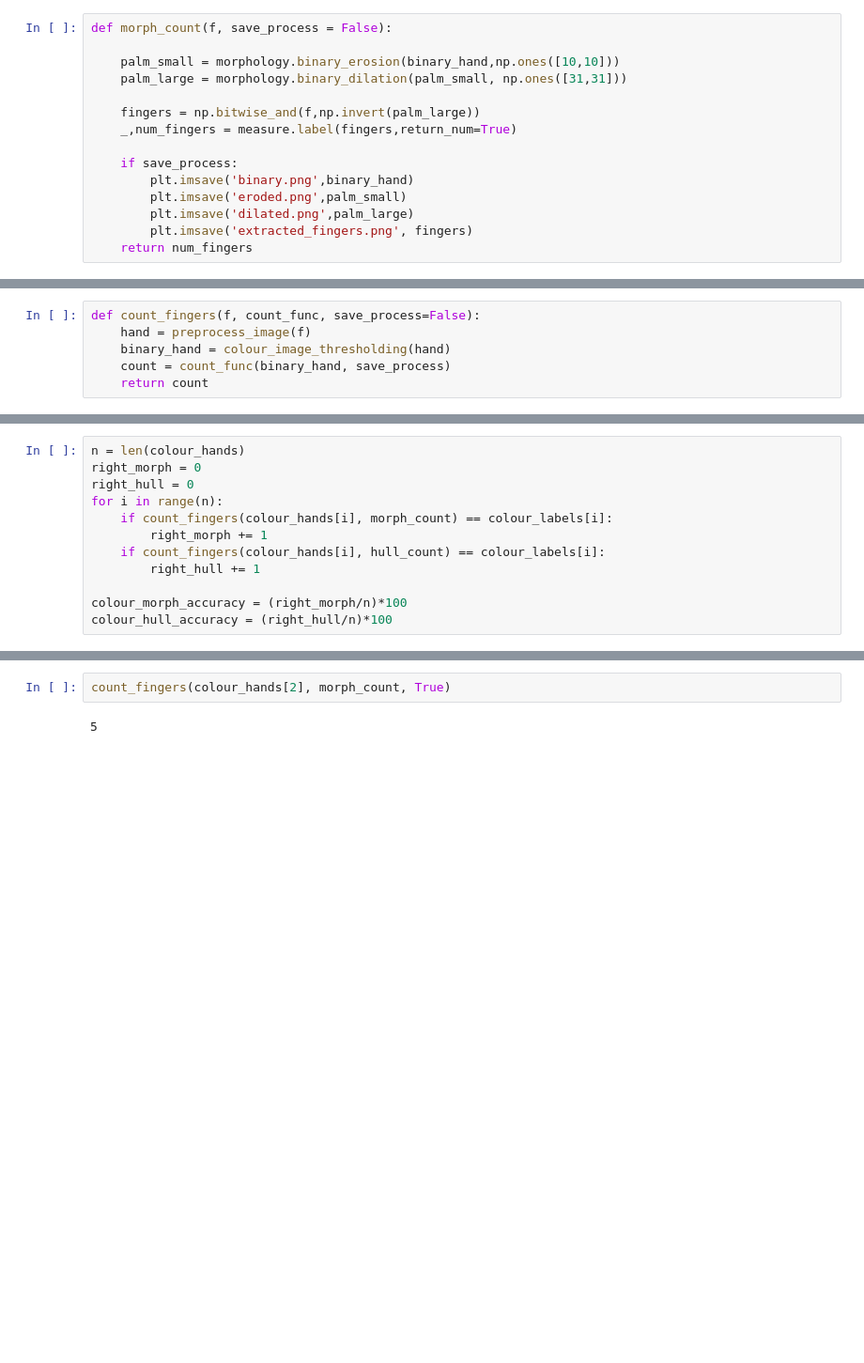
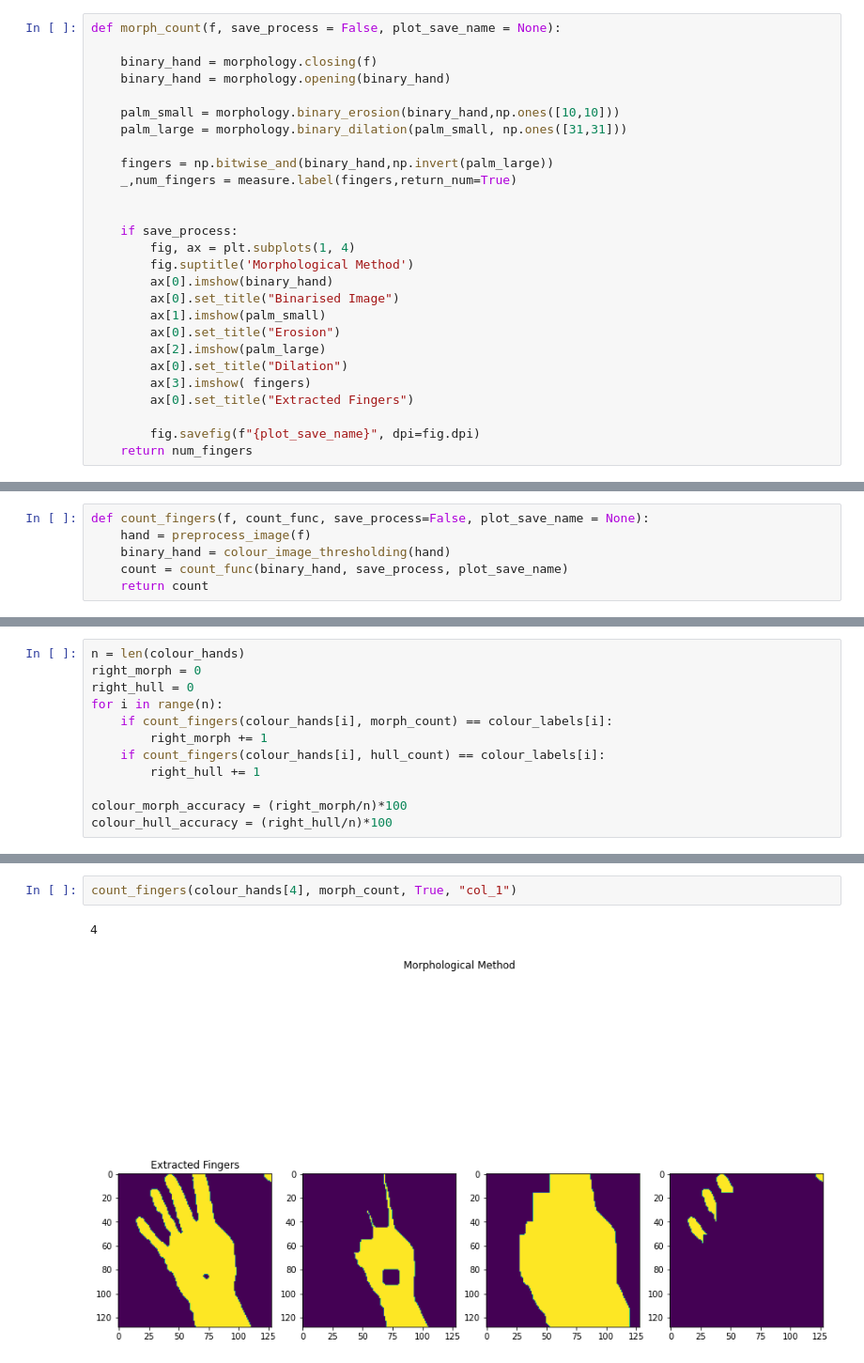
Before and after one commit to ThishenP/finger-counting, a Jupyter notebook: Untitled.ipynb, the cells around one changed output, grey strips where cells are left out. Shown: that part at 94% size. Cells and saved outputs as stored; diff of their text form; blank space fills up the shorter version.

```diff
--- a/Untitled.ipynb
+++ b/Untitled.ipynb
@@ -9,17 +11,29 @@ from skimage import measure
 #plt.gray()
 # %%
-def morph_count(f, save_process = False):
+def morph_count(f, save_process = False, plot_save_name = None):
+
+    binary_hand = morphology.closing(f)
+    binary_hand = morphology.opening(binary_hand)
 
     palm_small = morphology.binary_erosion(binary_hand,np.ones([10,10]))
     palm_large = morphology.binary_dilation(palm_small, np.ones([31,31]))
 
-    fingers = np.bitwise_and(f,np.invert(palm_large))
+    fingers = np.bitwise_and(binary_hand,np.invert(palm_large))
     _,num_fingers = measure.label(fingers,return_num=True)
 
+
     if save_process:
-        plt.imsave('binary.png',binary_hand)
-        plt.imsave('eroded.png',palm_small)
-        plt.imsave('dilated.png',palm_large)
-        plt.imsave('extracted_fingers.png', fingers)
+        fig, ax = plt.subplots(1, 4)
+        fig.suptitle('Morphological Method')
+        ax[0].imshow(binary_hand)
+        ax[0].set_title("Binarised Image")
+        ax[1].imshow(palm_small)
+        ax[0].set_title("Erosion")
+        ax[2].imshow(palm_large)
+        ax[0].set_title("Dilation")
+        ax[3].imshow( fingers)
+        ax[0].set_title("Extracted Fingers")
+
+        fig.savefig(f"{plot_save_name}", dpi=fig.dpi)
     return num_fingers
 # %%
@@ -76,10 +111,10 @@ def colour_image_thresholding(f):
         binary_hand = ~binary_hand
     return binary_hand
 # %%
-def count_fingers(f, count_func, save_process=False):
+def count_fingers(f, count_func, save_process=False, plot_save_name = None):
     hand = preprocess_image(f)
     binary_hand = colour_image_thresholding(hand)
-    count = count_func(binary_hand, save_process)
+    count = count_func(binary_hand, save_process, plot_save_name)
     return count
 # %%
 gray_hands = []
@@ -138,4 +173,5 @@ hull:  90.9090909090909
 # %%
-count_fingers(colour_hands[2], morph_count, True)
+count_fingers(colour_hands[4], morph_count, True, "col_1")
 # %% [output]
-5
+4
+[figure, added]
```
Also changed, not shown: parts of 8 cells of this notebook.
